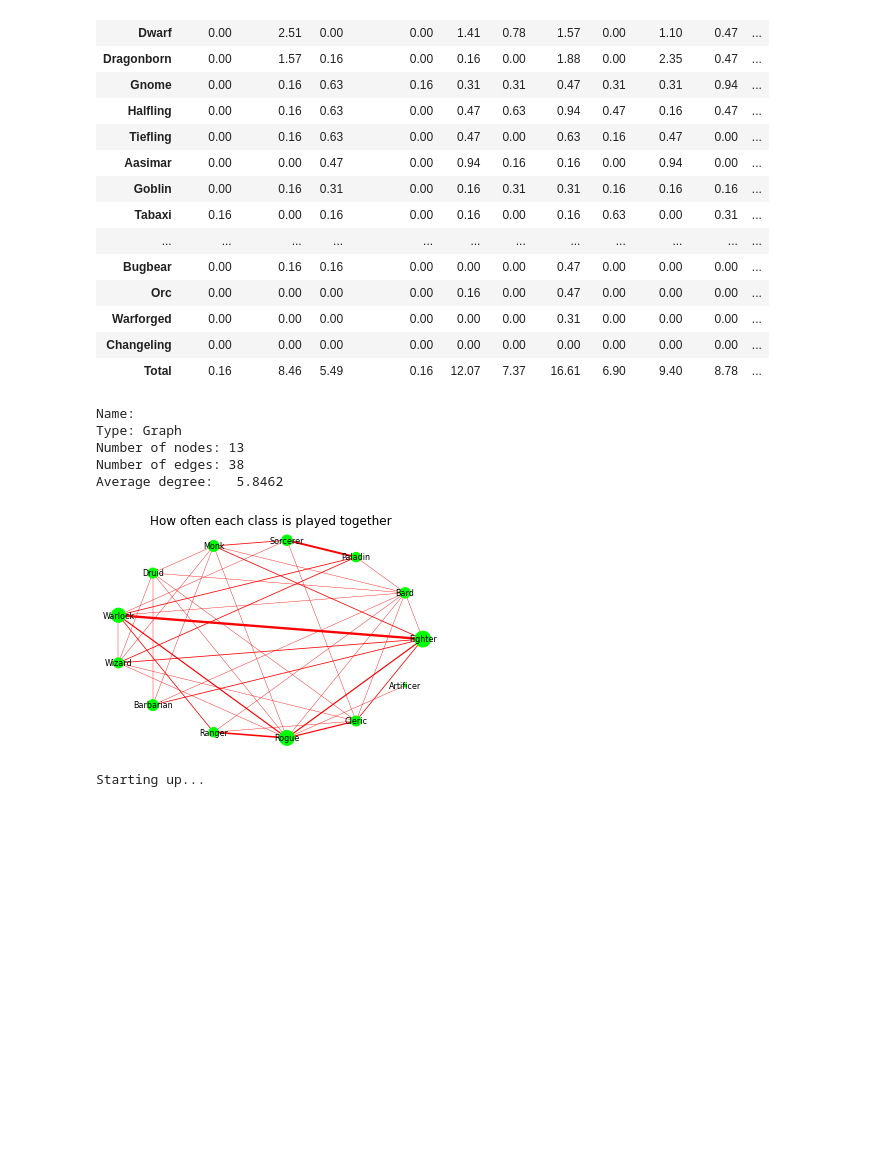
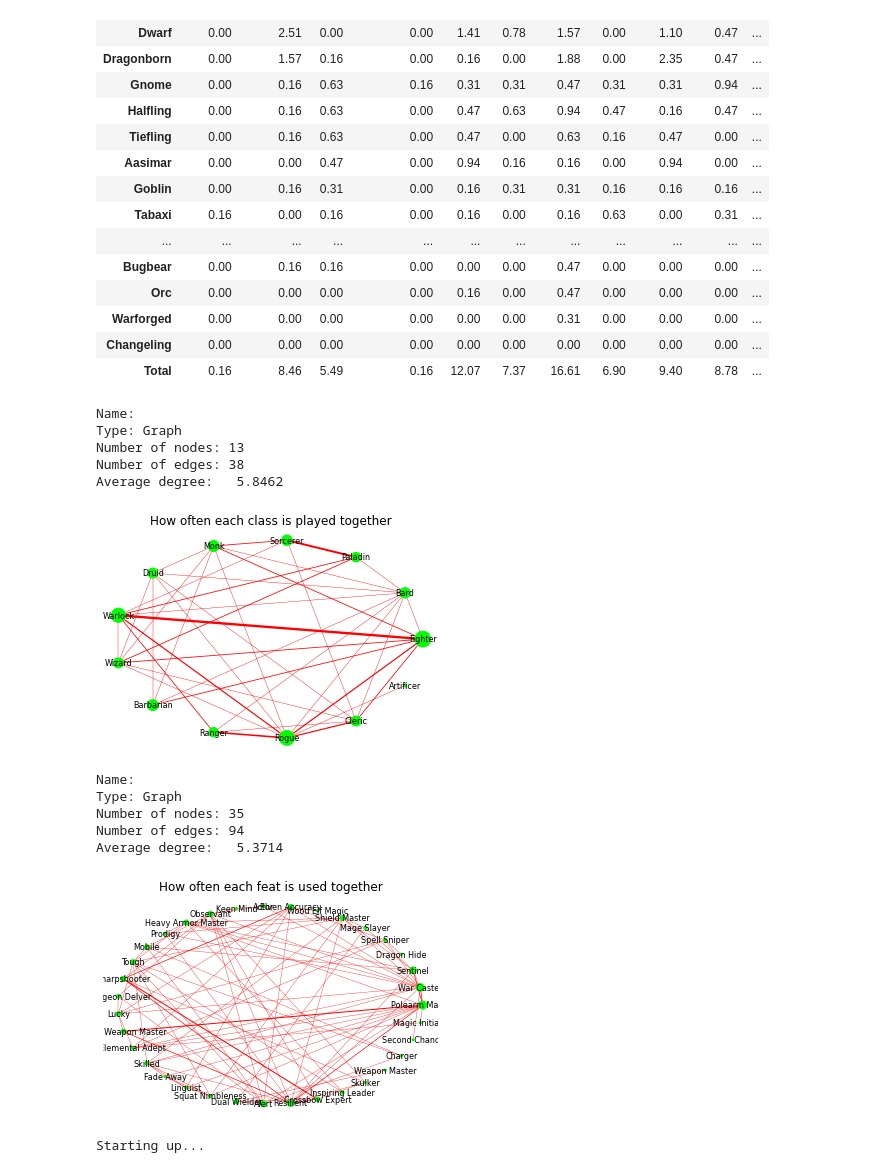
Before and after one commit to Micniks/Python-Exam, a Jupyter notebook: Main.ipynb, the cells around one changed output. Drawn from its saved outputs; the diff is of its cells as text; code cells hidden in the pictures; blank space fills up the shorter version.

Commit message:
adding functionality for feat graph too

```diff
--- a/Main.ipynb
+++ b/Main.ipynb
@@ -72,21 +72,32 @@ display(df)
 | Changeling | 0.00 | 0.00 | 0.00 | 0.00 | 0.00 | 0.00 | 0.00 | 0.00 | 0.00 | 0.00 | ... |
 | Total | 0.16 | 8.46 | 5.49 | 0.16 | 12.07 | 7.37 | 16.61 | 6.90 | 9.40 | 8.78 | ... |
 # %%
-import MultipleClassGraph as mcg
+import MultipleClassAndFeatGraph as mcfg
 
     # using dataset as parameter thus removing duplicates and changing the data significantly
     # compared to what's shown in the original class
-mcg_class = mcg.ClassSynergy(dataset)
-#mcg_class.getClassOccurrenceData()
-#mcg_class.getDoubleClassOccurrenceData()
-mcg_class.getGraphData()
+mcfg_class = mcfg.CharacterSynergy(dataset)
+
+#mcfg_class.getClassOccurrenceData()
+#mcfg_class.getDoubleClassOccurrenceData()
+mcfg_class.getGraphClassData()
+
+#mcfg_class.getFeatOccurrenceData()
+#mcfg_class.getDoubleFeatOccurrenceData()
+mcfg_class.getGraphFeatData()
 # %% [output]
 Name:
 Type: Graph
 Number of nodes: 13
 Number of edges: 38
 Average degree:   5.8462
 [figure]
+Name:
+Type: Graph
+Number of nodes: 35
+Number of edges: 94
+Average degree:   5.3714
+[figure, added]
 # %%
 import Webscraber as ws
 #Webscrabing: Make a method that takes a string, and searches https://roll20.net/compendium/dnd5e/ for that string,
```
Also changed, not shown: 3 other files.
